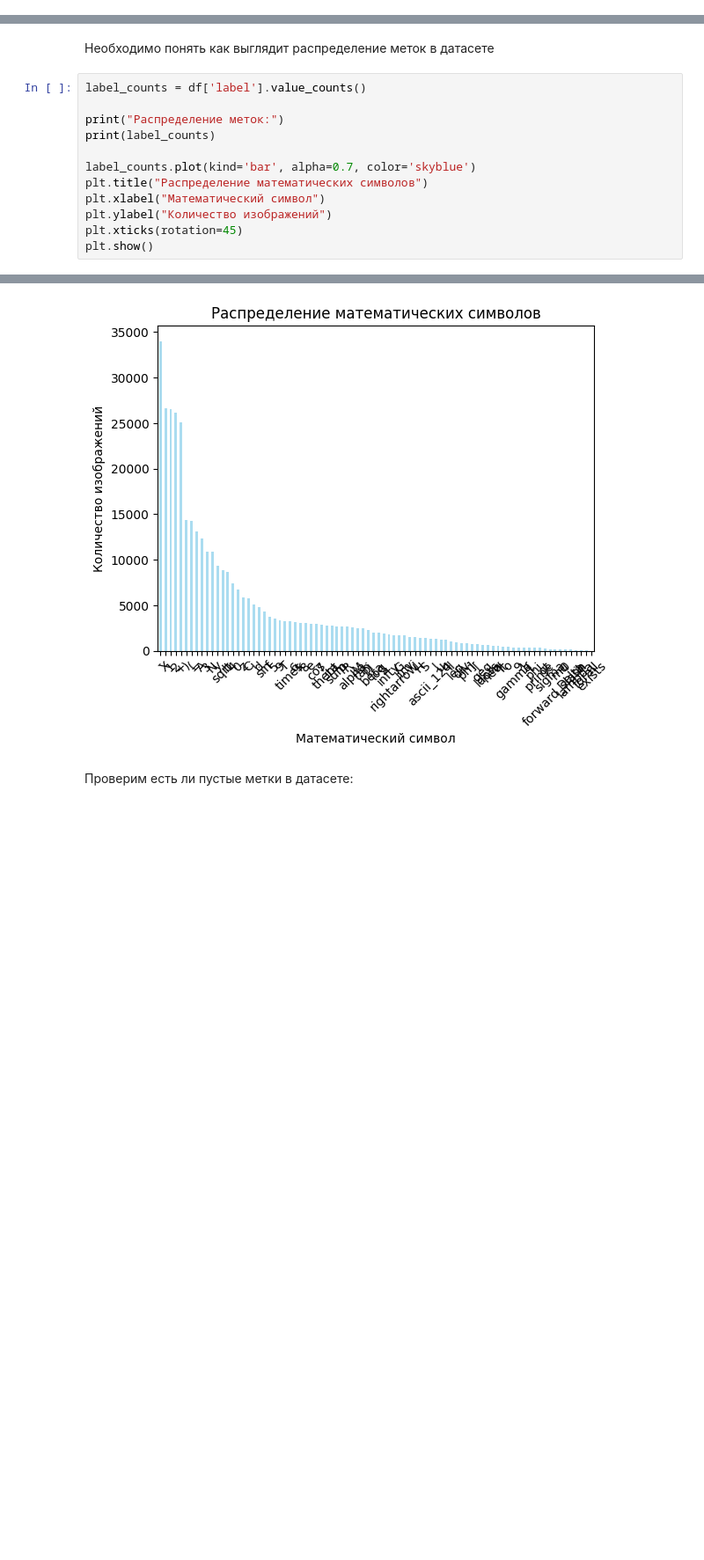
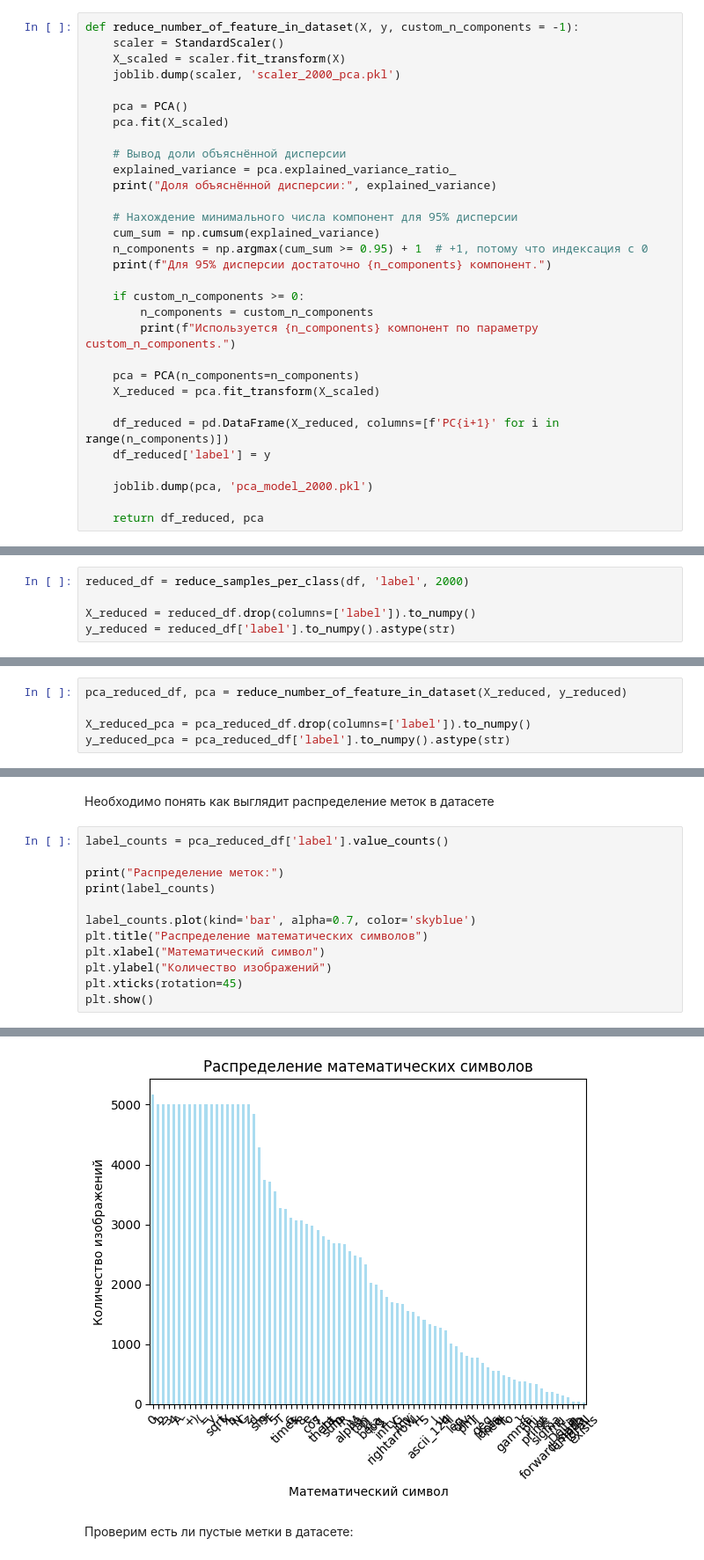
Before and after one commit to geizerde/SnapMath, a Jupyter notebook: smnb.ipynb, the cells around one changed output, grey strips where cells are left out. Shown at 88% size. Drawn from its saved outputs; the diff is of its cells as text; blank space fills up the shorter version.

```diff
--- a/smnb.ipynb
+++ b/smnb.ipynb
@@ -52,0 +104,31 @@ def get_dataset():
+# %%
+def reduce_number_of_feature_in_dataset(X, y, custom_n_components = -1):
+    scaler = StandardScaler()
+    X_scaled = scaler.fit_transform(X)
+    joblib.dump(scaler, 'scaler_2000_pca.pkl')
+
+    pca = PCA()
+    pca.fit(X_scaled)
+
+    # Вывод доли объяснённой дисперсии
+    explained_variance = pca.explained_variance_ratio_
+    print("Доля объяснённой дисперсии:", explained_variance)
+
+    # Нахождение минимального числа компонент для 95% дисперсии
+    cum_sum = np.cumsum(explained_variance)
+    n_components = np.argmax(cum_sum >= 0.95) + 1  # +1, потому что индексация с 0
+    print(f"Для 95% дисперсии достаточно {n_components} компонент.")
+
+    if custom_n_components >= 0:
+        n_components = custom_n_components
+        print(f"Используется {n_components} компонент по параметру custom_n_components.")
+
+    pca = PCA(n_components=n_components)
+    X_reduced = pca.fit_transform(X_scaled)
+
+    df_reduced = pd.DataFrame(X_reduced, columns=[f'PC{i+1}' for i in range(n_components)])
+    df_reduced['label'] = y
+
+    joblib.dump(pca, 'pca_model_2000.pkl')
+
+    return df_reduced, pca
@@ -88,0 +196,5 @@ array([[255, 255, 255, ..., 255, 255, 255],
+# %%
+reduced_df = reduce_samples_per_class(df, 'label', 2000)
+
+X_reduced = reduced_df.drop(columns=['label']).to_numpy()
+y_reduced = reduced_df['label'].to_numpy().astype(str)
@@ -88,0 +221,5 @@ array([[255, 255, 255, ..., 255, 255, 255],
+# %%
+pca_reduced_df, pca = reduce_number_of_feature_in_dataset(X_reduced, y_reduced)
+
+X_reduced_pca = pca_reduced_df.drop(columns=['label']).to_numpy()
+y_reduced_pca = pca_reduced_df['label'].to_numpy().astype(str)
@@ -89,7 +258,7 @@ array([[255, 255, 255, ..., 255, 255, 255],
 # %% [markdown]
 Необходимо понять как выглядит распределение меток в датасете
 # %%
-label_counts = df['label'].value_counts()
+label_counts = pca_reduced_df['label'].value_counts()
 
 print("Распределение меток:")
 print(label_counts)
@@ -118,4 +287,4 @@ Name: count, Length: 84, dtype: int64
-[figure, old version]
+[figure, new version]
 # %% [markdown]
 Проверим есть ли пустые метки в датасете:
 # %%
```
Also changed, not shown: parts of 72 cells of this notebook, 1 other file.
